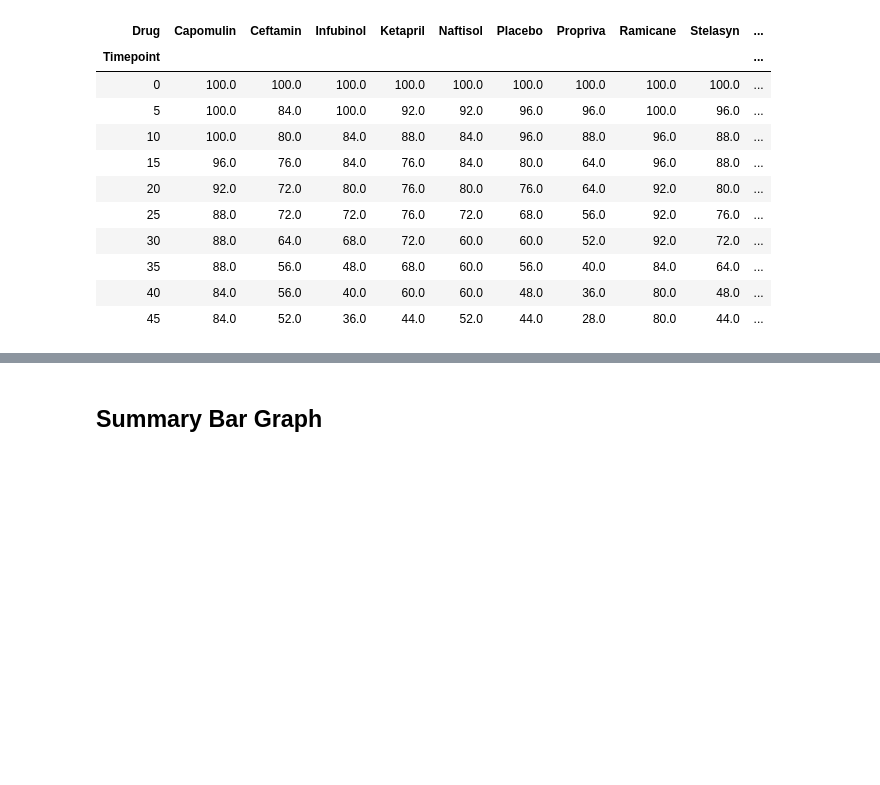
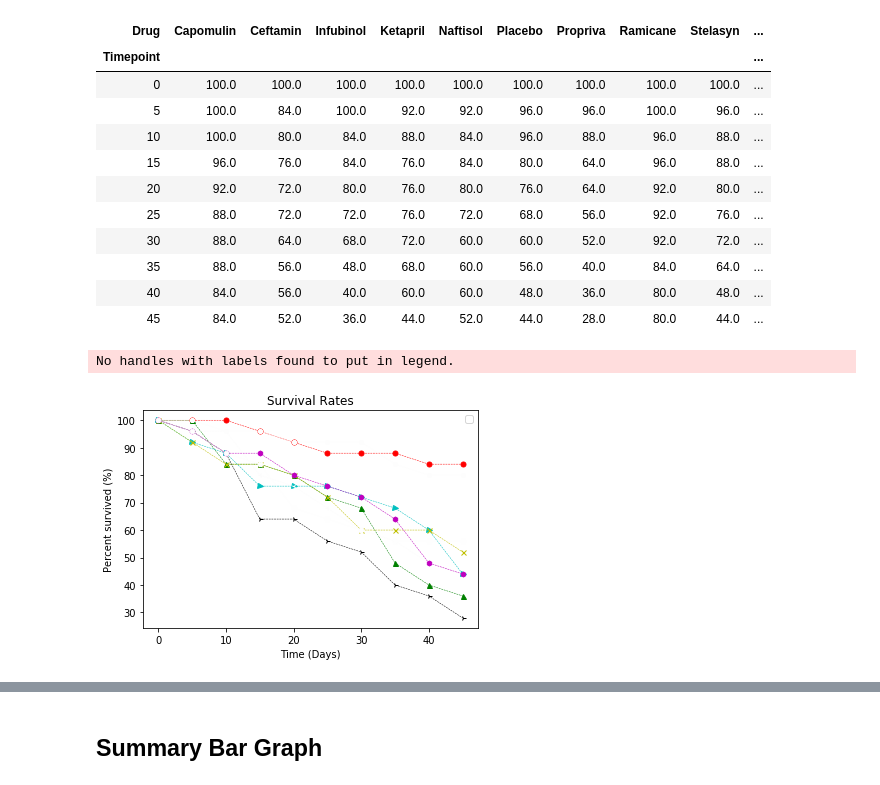
Before and after one commit to kavehamini/matplotlib-challenge, a Jupyter notebook: Pymaceuticals/pymaceuticals_Kaveh.ipynb, the cells around one changed output, grey strips where cells are left out. Cells and saved outputs as stored; diff of their text form; code cells hidden in the pictures; blank space fills up the shorter version.

```diff
--- a/Pymaceuticals/pymaceuticals_Kaveh.ipynb
+++ b/Pymaceuticals/pymaceuticals_Kaveh.ipynb
@@ -382,3 +375,33 @@ plt.show()
+# %%
+# Generate the Plot (Accounting for percentages)
+plt.errorbar(mousecountdf.index, mousecountdf['Capomulin'], color='r', marker='o', markersize=5, linestyle='--', linewidth=0.5)
+plt.errorbar(mousecountdf.index, mousecountdf['Ceftamin'], color='1', marker="v", markersize=5, linestyle='--', linewidth=0.5)
+plt.errorbar(mousecountdf.index, mousecountdf['Infubinol'], color='g', marker='^', markersize=5, linestyle='--', linewidth=0.5)
+plt.errorbar(mousecountdf.index, mousecountdf['Ketapril'], color='c', marker='>', markersize=5, linestyle='--', linewidth=0.5)
+plt.errorbar(mousecountdf.index, mousecountdf['Naftisol'], color='y', marker='x', markersize=5, linestyle='--', linewidth=0.5)
+plt.errorbar(mousecountdf.index, mousecountdf['Placebo'], color='4', marker='3', markersize=5, linestyle='--', linewidth=0.5)
+plt.errorbar(mousecountdf.index, mousecountdf['Propriva'], color='0', marker='4', markersize=5, linestyle='--', linewidth=0.5)
+plt.errorbar(mousecountdf.index, mousecountdf['Ramicane'], color='3', marker='8', markersize=5, linestyle='--', linewidth=0.5)
+plt.errorbar(mousecountdf.index, mousecountdf['Stelasyn'], color='m', marker='h', markersize=5, linestyle='--', linewidth=0.5)
+plt.errorbar(mousecountdf.index, mousecountdf['Zoniferol'], color='2', marker='H', markersize=5, linestyle='--', linewidth=0.5)
+
+x_lim = len(metastaticmeandf.index)
+# Chart title
+plt.title("Survival Rates")
+# x label
+plt.xlabel("Time (Days)")
+# y label
+plt.ylabel("Percent survived (%)")
+# legend
+plt.legend()
+plt.show()
+# Save the Figure
+
+# Show the Figure
+plt.show()
+# %% [output]
+No handles with labels found to put in legend.
+[figure, added]
 # %% [markdown]
 ![Metastatic Spread During Treatment](../Images/survival.png)
 # %% [markdown]
```
Also changed, not shown: parts of 9 cells of this notebook.
